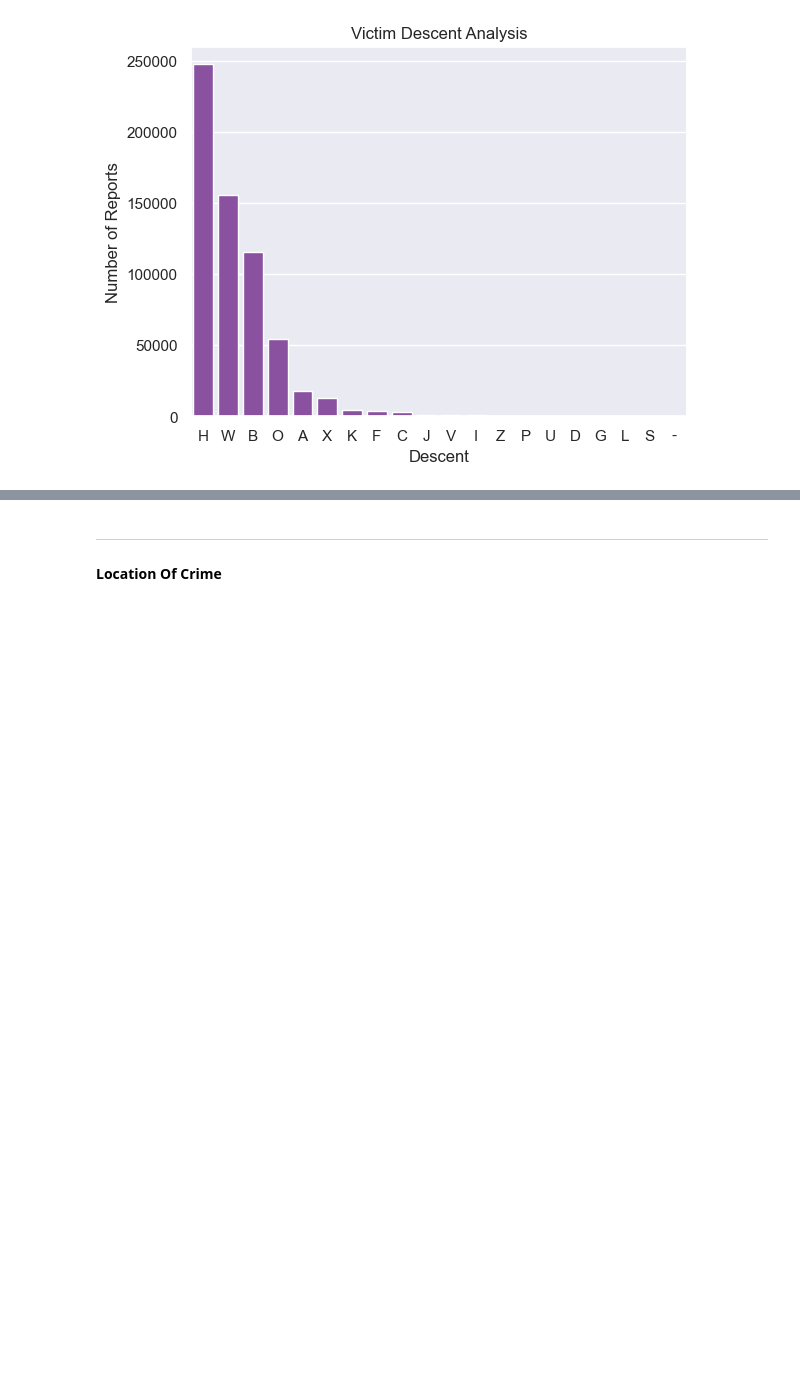
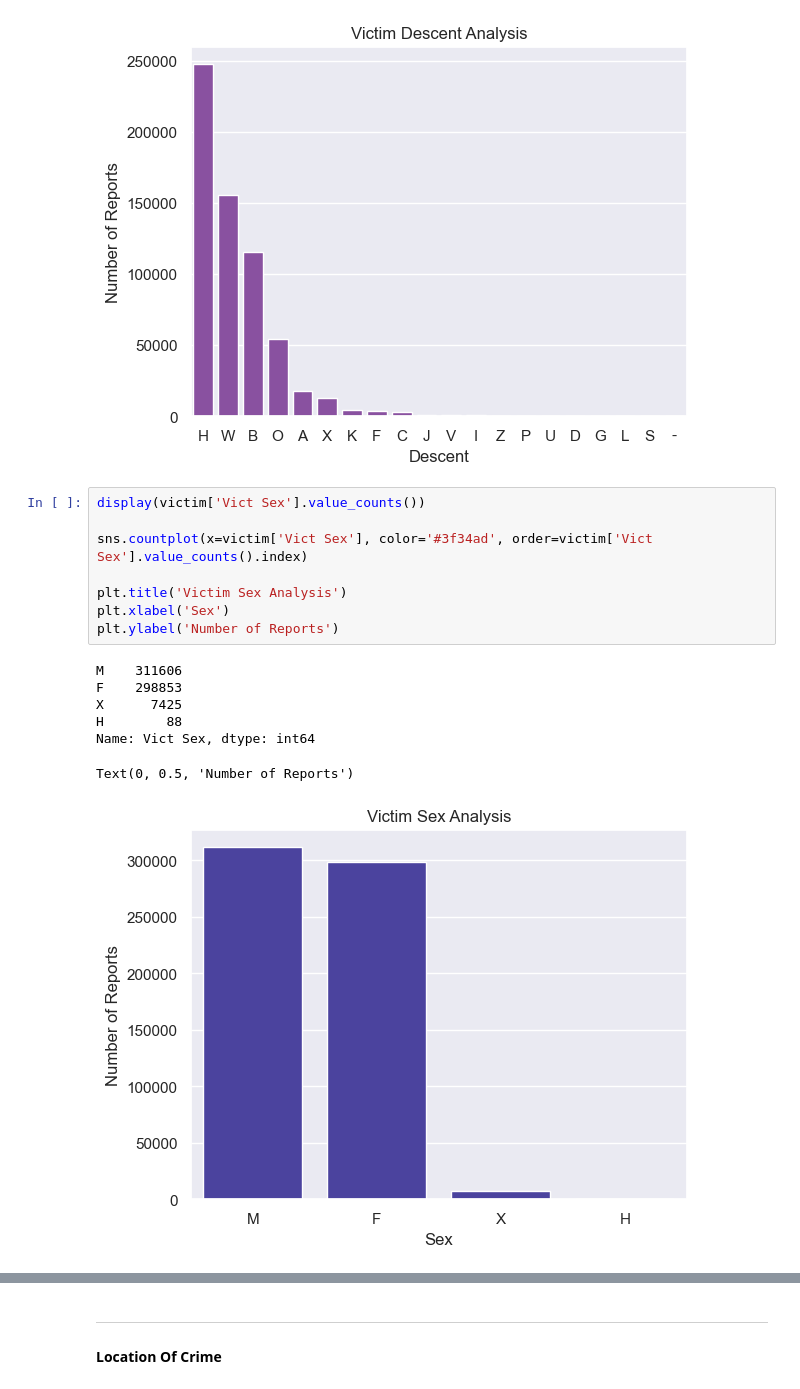
Before and after one commit to RishabhHM/Analyzing-Crime-In-LA, a Jupyter notebook: Crime_In_LA.ipynb, the cells around one changed output, grey strips where cells are left out. Drawn from its saved outputs; the diff is of its cells as text; blank space fills up the shorter version.

```diff
--- a/Crime_In_LA.ipynb
+++ b/Crime_In_LA.ipynb
@@ -474,3 +475,19 @@ plt.ylabel('Number of Reports')
 # %% [output]
 Text(0, 0.5, 'Number of Reports')
 [figure]
+# %%
+display(victim['Vict Sex'].value_counts())
+
+sns.countplot(x=victim['Vict Sex'], color='#3f34ad', order=victim['Vict Sex'].value_counts().index)
+
+plt.title('Victim Sex Analysis')
+plt.xlabel('Sex')
+plt.ylabel('Number of Reports')
+# %% [output]
+M    311606
+F    298853
+X      7425
+H        88
+Name: Vict Sex, dtype: int64
+Text(0, 0.5, 'Number of Reports')
+[figure, added]
```
Also changed, not shown: parts of 9 cells of this notebook.
